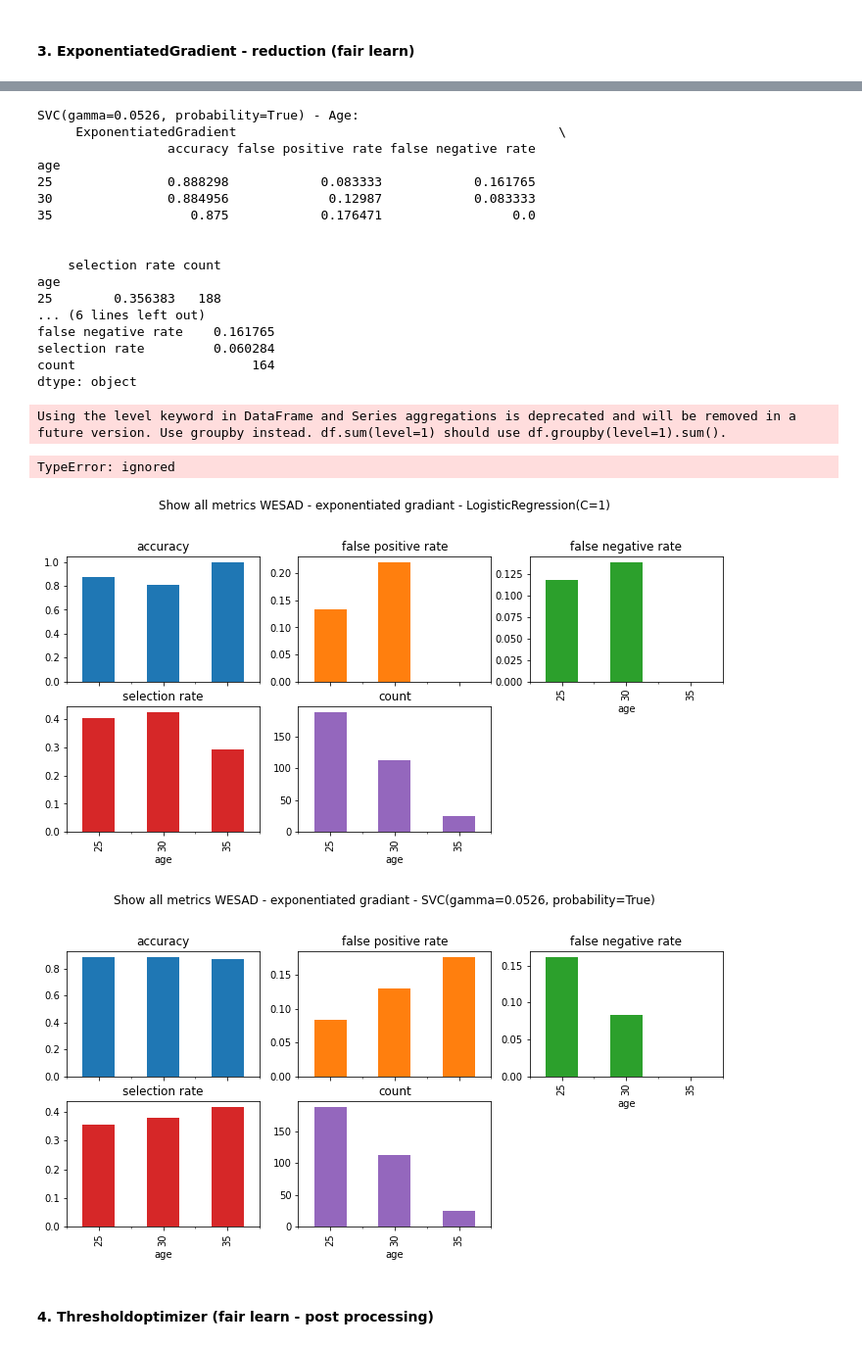
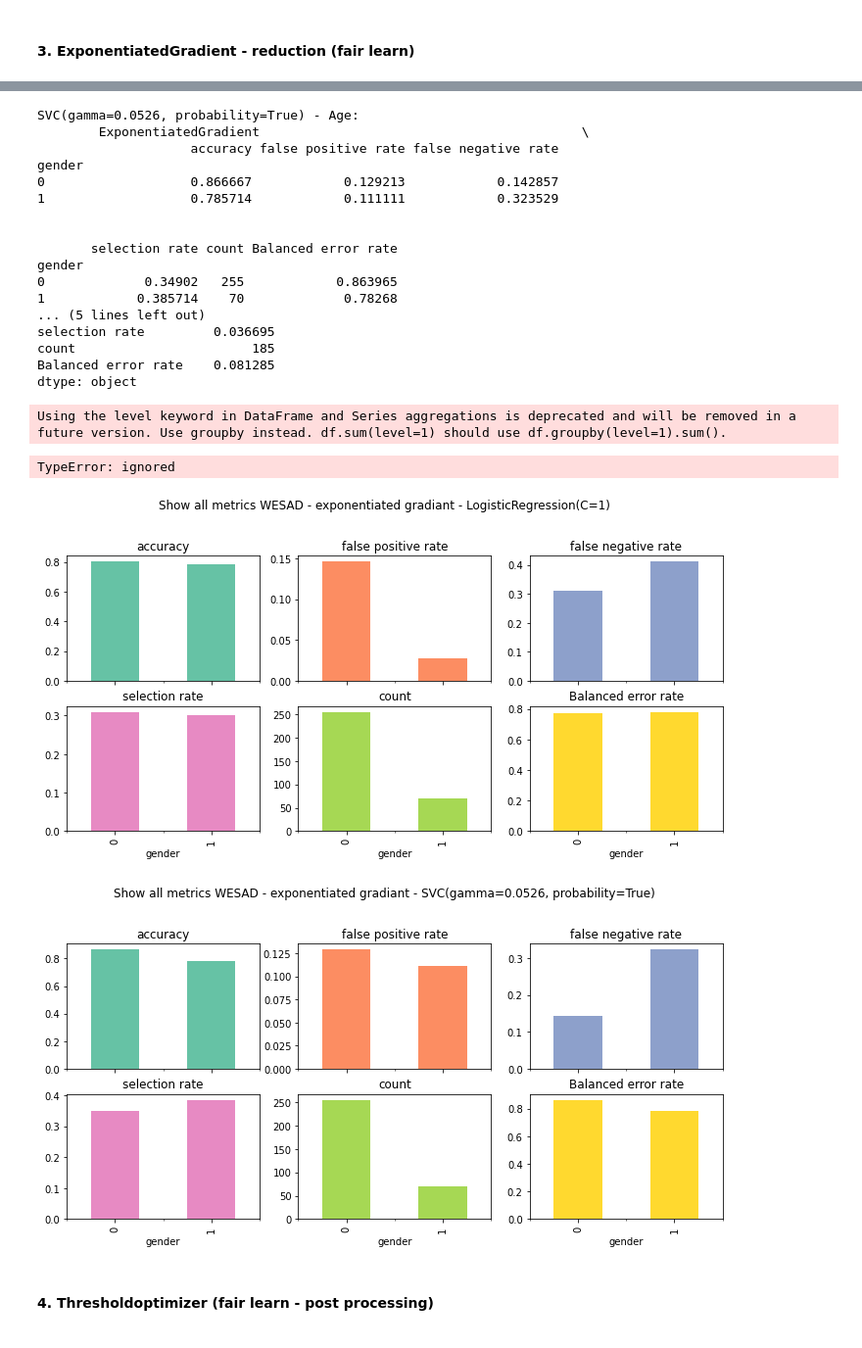
Before and after one commit to FHnt97/TOM_Thesis, a Jupyter notebook: WESAD_Debiasing_Classification_Algorithms.ipynb, the cells around one changed output, grey strips where cells are left out. Shown at 98% size. Saved outputs shown, nothing was run; the diff lists cells and outputs as text; code cells hidden in the pictures.

```diff
--- a/WESAD_Debiasing_Classification_Algorithms.ipynb
+++ b/WESAD_Debiasing_Classification_Algorithms.ipynb
@@ -707,7 +699,7 @@ from scipy.stats import cumfreq
 
 def compare_cdfs(data, A, num_bins=100):
     cdfs = {}
-    assert len(np.unique(A)) == 3 ### change to 4/2 depending on the sensitive attribute (Age vs. task)
+    assert len(np.unique(A)) == 2
 
     limits = ( min(data), max(data) )
     s = 0.5 * (limits[1] - limits[0]) / (num_bins - 1)
@@ -878,9 +869,6 @@ Models](http://arno.uvt.nl/show.cgi?fid=157880)
 2. [AIF360 example](https://nbviewer.org/github/IBM/AIF360/blob/master/examples/tutorial_credit_scoring.ipynb)
 # %%
 # works only for SVM & log reg (knn doesnt do sample weights)
-classifiers = [LogisticRegression(C=1),
-               SVC(kernel='rbf', gamma = 0.0526, probability = True)]
-
 # set dataset in aif360 format
 ds_aif = aif360.datasets.StandardDataset (df,
                                          label_name="label",
@@ -1090,8 +1079,8 @@ You have provided 'metrics', 'y_true', 'y_pred' as positional arguments. Please
 X = df.drop(columns=['gender', 'age', 'label', 'height', 'weight'])
 y = df['label']
 
-# A = df[['gender']]
-A = df[['age']]
+A = df[['gender']]
+#A = df[['age']]
 
 # Gender_str = A['gender'].map({ 1:"female", 0:"male"})
 
@@ -1109,18 +1098,15 @@ metrics = {
     'false positive rate': false_positive_rate,
     'false negative rate': false_negative_rate,
     'selection rate': selection_rate,
-    'count': count}
+    'count': count,
+
+    'Balanced error rate': balanced_accuracy_score}
 
 
 metrics_dict = {
     'Equalized_odds_difference': equalized_odds_difference,
     'false_negative_rate_difference': false_negative_rate_difference,
     'Balanced error rate difference': balanced_accuracy_score}
-
-
-classifiers = [LogisticRegression(C=1),
-               SVC(kernel='rbf', gamma = 0.0526, probability = True),
-               KNeighborsClassifier(n_neighbors=20),]
 # %%
 for cls in classifiers:
   unmitigated_pipeline = Pipeline(steps=[("model", cls)])
@@ -1203,7 +1190,7 @@ Please also refer to the documentation for alternative solver options:
 # %%
 for cls in classifiers:
   expgrad_est = ExponentiatedGradient(estimator=cls,
-                                    constraints=TruePositiveRateParity(difference_bound=0.07)) # for FNR 1-TPR
+                                    constraints=ErrorRateParity(difference_bound=0.01))
 
   expgrad_est.fit(X_train, y_train, sensitive_features=A_train)
 
@@ -1212,7 +1199,8 @@ for cls in classifiers:
   mf_eg =  MetricFrame(metrics=metrics,
                                        y_true=y_test,
                                        y_pred=y_pred_reductions,
-                                       sensitive_features=age) # gender<>age
+                                       sensitive_features=A_test
+                                       ) # gender<>age
   df_results = pd.concat([mf_eg.by_group],
                           keys=['ExponentiatedGradient'],
                           axis=1)
@@ -1280,28 +1269,28 @@ Using the level keyword in DataFrame and Series aggregations is deprecated and w
 Using the level keyword in DataFrame and Series aggregations is deprecated and will be removed in a future version. Use groupby instead. df.sum(level=1) should use df.groupby(level=1).sum().
 Using the level keyword in DataFrame and Series aggregations is deprecated and will be removed in a future version. Use groupby instead. df.sum(level=1) should use df.groupby(level=1).sum().
 Using the level keyword in DataFrame and Series aggregations is deprecated and will be removed in a future version. Use groupby instead. df.sum(level=1) should use df.groupby(level=1).sum().
 Using the level keyword in DataFrame and Series aggregations is deprecated and will be removed in a future version. Use groupby instead. df.sum(level=1) should use df.groupby(level=1).sum().
 SVC(gamma=0.0526, probability=True) - Age:
-     ExponentiatedGradient                                          \
-                 accuracy false positive rate false negative rate
-age
-25               0.888298            0.083333            0.161765
-30               0.884956             0.12987            0.083333
-35                  0.875            0.176471                 0.0
+        ExponentiatedGradient                                          \
+                    accuracy false positive rate false negative rate
+gender
+0                   0.866667            0.129213            0.142857
+1                   0.785714            0.111111            0.323529
 
 
-    selection rate count
-age
-25        0.356383   188
-... (6 lines left out)
-false negative rate    0.161765
-selection rate         0.060284
-count                       164
+       selection rate count Balanced error rate
+gender
+0             0.34902   255            0.863965
+1            0.385714    70             0.78268
+... (5 lines left out)
+selection rate         0.036695
+count                       185
+Balanced error rate    0.081285
 dtype: object
 Using the level keyword in DataFrame and Series aggregations is deprecated and will be removed in a future version. Use groupby instead. df.sum(level=1) should use df.groupby(level=1).sum().
 TypeError: ignored
-[figure, old version]
+[figure, new version]
-[figure, old version]
+[figure, new version]
 # %% [markdown]
 #### 4. Thresholdoptimizer (fair learn - post processing)
 # %% [markdown]
```
Also changed, not shown: parts of 30 cells of this notebook.
